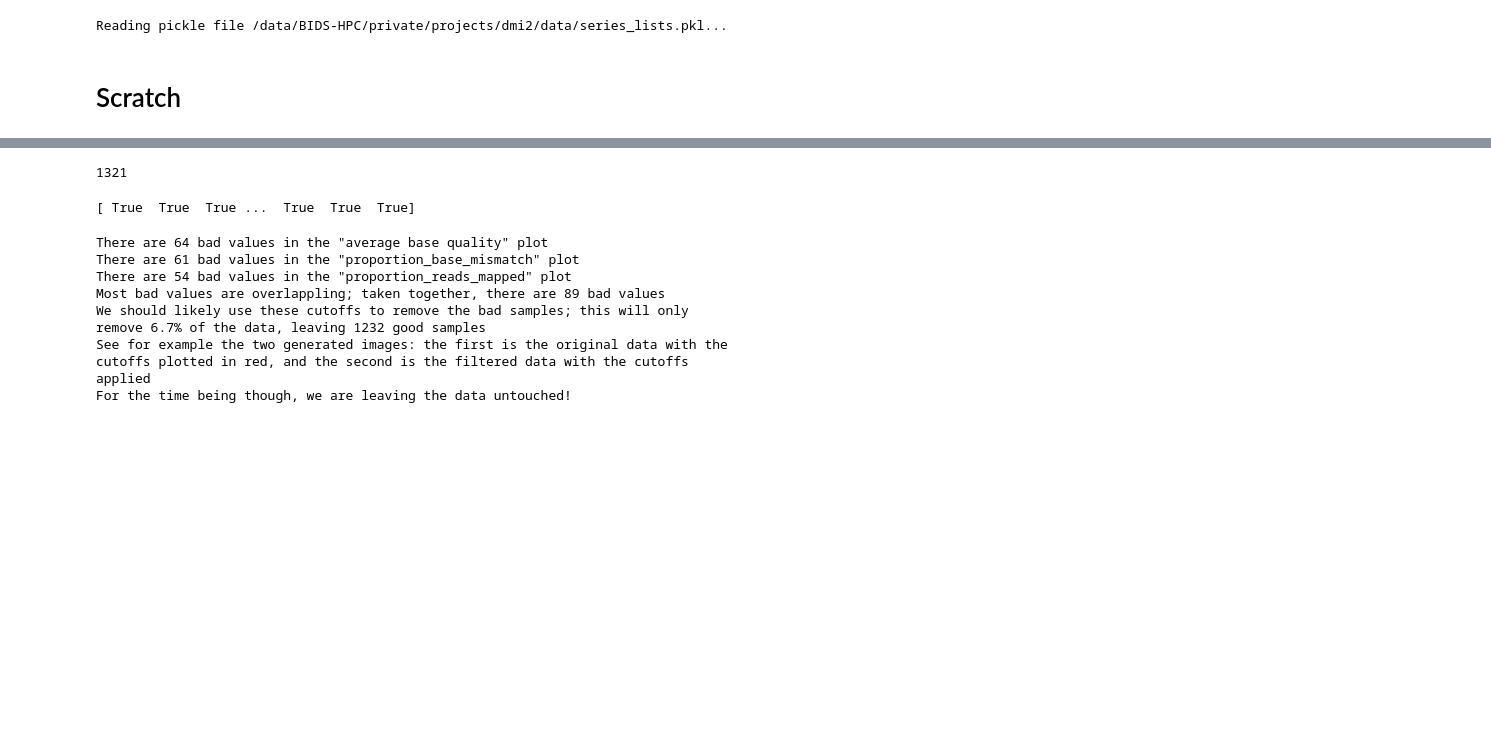
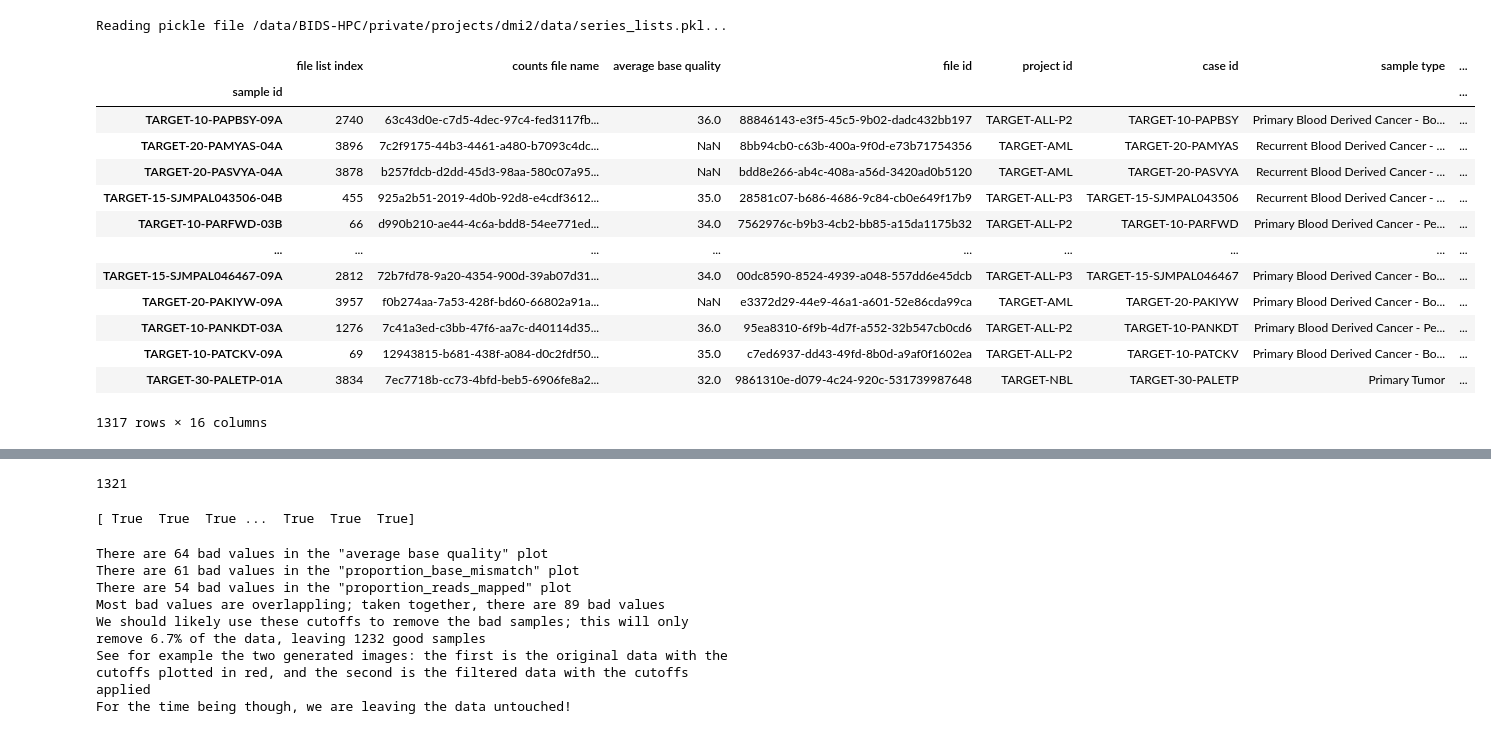
Before and after one commit to andrew-weisman/target_classification, a Jupyter notebook: main.ipynb, the cells around one changed output, grey strips where cells are left out. Drawn from its saved outputs; the diff is of its cells as text; code cells hidden in the pictures; blank space fills up the shorter version.

```diff
--- a/main.ipynb
+++ b/main.ipynb
@@ -34,5 +135,20 @@ files_per_sample = tc.get_files_per_sample(links_dir)
 srs_counts, srs_fpkm, srs_fpkm_uq = tc.get_intensities(files_per_sample, links_dir, df_gencode_genes, project_dir)
 # %% [output]
 Reading pickle file /data/BIDS-HPC/private/projects/dmi2/data/series_lists.pkl...
-# %% [markdown]
-# Scratch
+# %%
+df_samples
+# %% [output]
+|  | file list index | counts file name | average base quality | file id | project id | case id | sample type | ... |
+| sample id |  |  |  |  |  |  |  | ... |
+| TARGET-10-PAPBSY-09A | 2740 | 63c43d0e-c7d5-4dec-97c4-fed3117fb... | 36.0 | 88846143-e3f5-45c5-9b02-dadc432bb197 | TARGET-ALL-P2 | TARGET-10-PAPBSY | Primary Blood Derived Cancer - Bo... | ... |
+| TARGET-20-PAMYAS-04A | 3896 | 7c2f9175-44b3-4461-a480-b7093c4dc... | NaN | 8bb94cb0-c63b-400a-9f0d-e73b71754356 | TARGET-AML | TARGET-20-PAMYAS | Recurrent Blood Derived Cancer - ... | ... |
+| TARGET-20-PASVYA-04A | 3878 | b257fdcb-d2dd-45d3-98aa-580c07a95... | NaN | bdd8e266-ab4c-408a-a56d-3420ad0b5120 | TARGET-AML | TARGET-20-PASVYA | Recurrent Blood Derived Cancer - ... | ... |
+| TARGET-15-SJMPAL043506-04B | 455 | 925a2b51-2019-4d0b-92d8-e4cdf3612... | 35.0 | 28581c07-b686-4686-9c84-cb0e649f17b9 | TARGET-ALL-P3 | TARGET-15-SJMPAL043506 | Recurrent Blood Derived Cancer - ... | ... |
+| TARGET-10-PARFWD-03B | 66 | d990b210-ae44-4c6a-bdd8-54ee771ed... | 34.0 | 7562976c-b9b3-4cb2-bb85-a15da1175b32 | TARGET-ALL-P2 | TARGET-10-PARFWD | Primary Blood Derived Cancer - Pe... | ... |
+| ... | ... | ... | ... | ... | ... | ... | ... | ... |
+| TARGET-15-SJMPAL046467-09A | 2812 | 72b7fd78-9a20-4354-900d-39ab07d31... | 34.0 | 00dc8590-8524-4939-a048-557dd6e45dcb | TARGET-ALL-P3 | TARGET-15-SJMPAL046467 | Primary Blood Derived Cancer - Bo... | ... |
+| TARGET-20-PAKIYW-09A | 3957 | f0b274aa-7a53-428f-bd60-66802a91a... | NaN | e3372d29-44e9-46a1-a601-52e86cda99ca | TARGET-AML | TARGET-20-PAKIYW | Primary Blood Derived Cancer - Bo... | ... |
+| TARGET-10-PANKDT-03A | 1276 | 7c41a3ed-c3bb-47f6-aa7c-d40114d35... | 36.0 | 95ea8310-6f9b-4d7f-a552-32b547cb0cd6 | TARGET-ALL-P2 | TARGET-10-PANKDT | Primary Blood Derived Cancer - Pe... | ... |
+| TARGET-10-PATCKV-09A | 69 | 12943815-b681-438f-a084-d0c2fdf50... | 35.0 | c7ed6937-dd43-49fd-8b0d-a9af0f1602ea | TARGET-ALL-P2 | TARGET-10-PATCKV | Primary Blood Derived Cancer - Bo... | ... |
+| TARGET-30-PALETP-01A | 3834 | 7ec7718b-cc73-4bfd-beb5-6906fe8a2... | 32.0 | 9861310e-d079-4c24-920c-531739987648 | TARGET-NBL | TARGET-30-PALETP | Primary Tumor | ... |
+1317 rows × 16 columns
```
Also changed, not shown: parts of 29 cells of this notebook, 1 other file.
